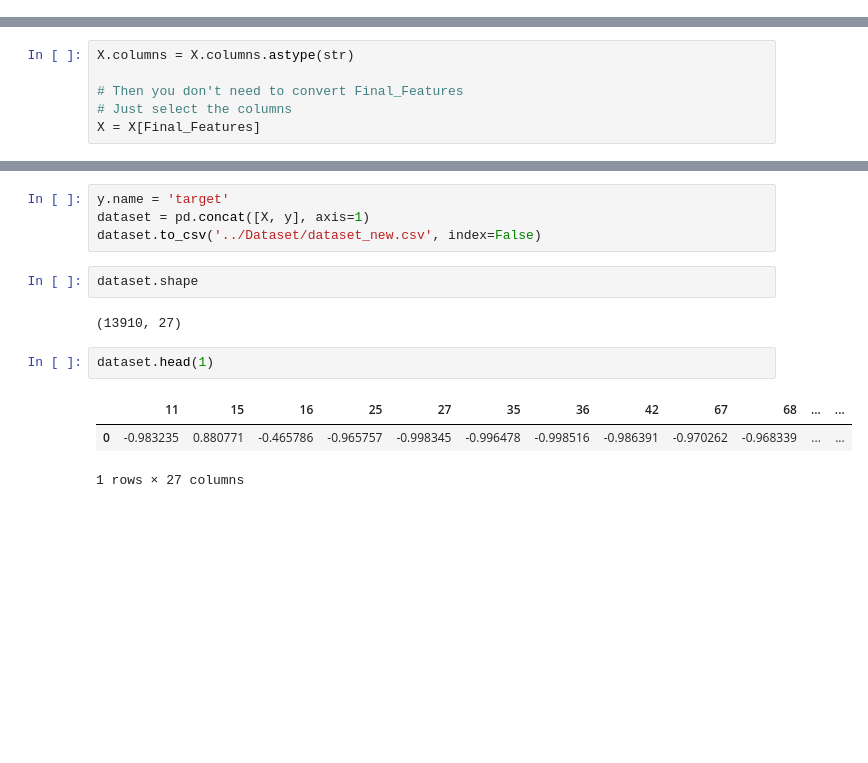
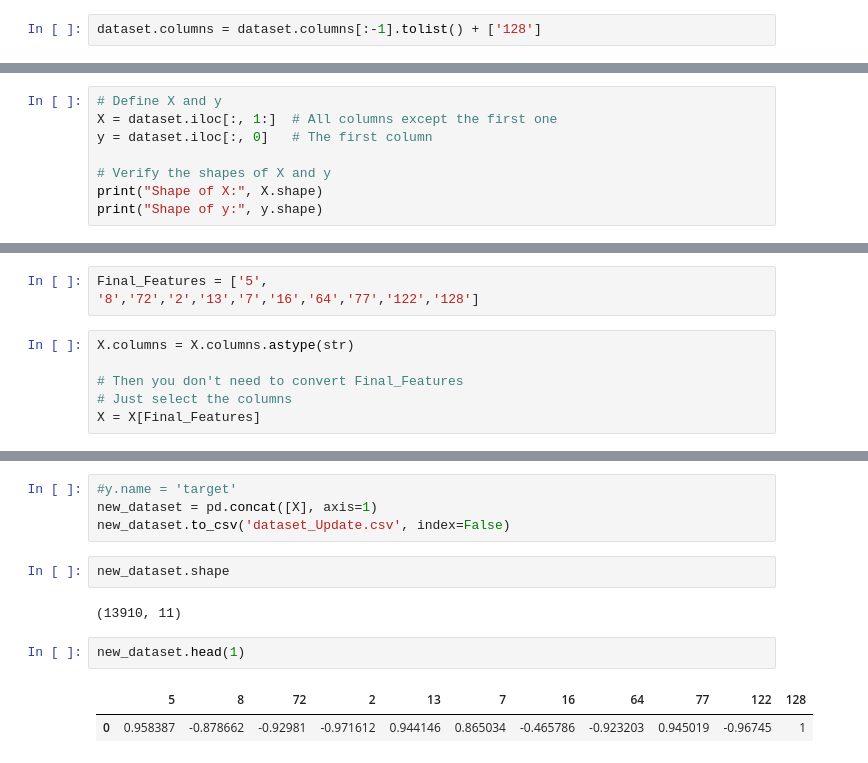
Before and after one commit to InasALKamachy/ML-for-calibration, a Jupyter notebook: notebooks/Feature_Selection.ipynb, the cells around one changed output, grey strips where cells are left out. Drawn from its saved outputs; the diff is of its cells as text; blank space fills up the shorter version.

```diff
--- a/notebooks/Feature_Selection.ipynb
+++ b/notebooks/Feature_Selection.ipynb
@@ -94,0 +112,2 @@ dtype: int64
+# %%
+dataset.columns = dataset.columns[:-1].tolist() + ['128']
@@ -94,0 +126,8 @@ dtype: int64
+# %%
+# Define X and y
+X = dataset.iloc[:, 1:]  # All columns except the first one
+y = dataset.iloc[:, 0]   # The first column
+
+# Verify the shapes of X and y
+print("Shape of X:", X.shape)
+print("Shape of y:", y.shape)
@@ -309,3 +224,6 @@ Final_Features = ['11',
+# %%
+Final_Features = ['5',
+'8','72','2','13','7','16','64','77','122','128']
 # %%
 X.columns = X.columns.astype(str)
 
@@ -319,16 +237,15 @@ X.shape
 # %%
-y.name = 'target'
-dataset = pd.concat([X, y], axis=1)
-dataset.to_csv('../Dataset/dataset_new.csv', index=False)
+#y.name = 'target'
+new_dataset = pd.concat([X], axis=1)
+new_dataset.to_csv('dataset_Update.csv', index=False)
 # %%
-dataset.shape
+new_dataset.shape
 # %% [output]
-(13910, 27)
+(13910, 11)
 # %%
-dataset.head(1)
+new_dataset.head(1)
 # %% [output]
-|  | 11 | 15 | 16 | 25 | 27 | 35 | 36 | 42 | 67 | 68 | ... | ... |
-| 0 | -0.983235 | 0.880771 | -0.465786 | -0.965757 | -0.998345 | -0.996478 | -0.998516 | -0.986391 | -0.970262 | -0.968339 | ... | ... |
+|  | 5 | 8 | 72 | 2 | 13 | 7 | 16 | 64 | 77 | 122 | 128 |
+| 0 | 0.958387 | -0.878662 | -0.92981 | -0.971612 | 0.944146 | 0.865034 | -0.465786 | -0.923203 | 0.945019 | -0.96745 | 1 |
-1 rows × 27 columns
 # %%
 # Check total number of gases
```
Also changed, not shown: parts of 29 cells of this notebook, 3 other files.
